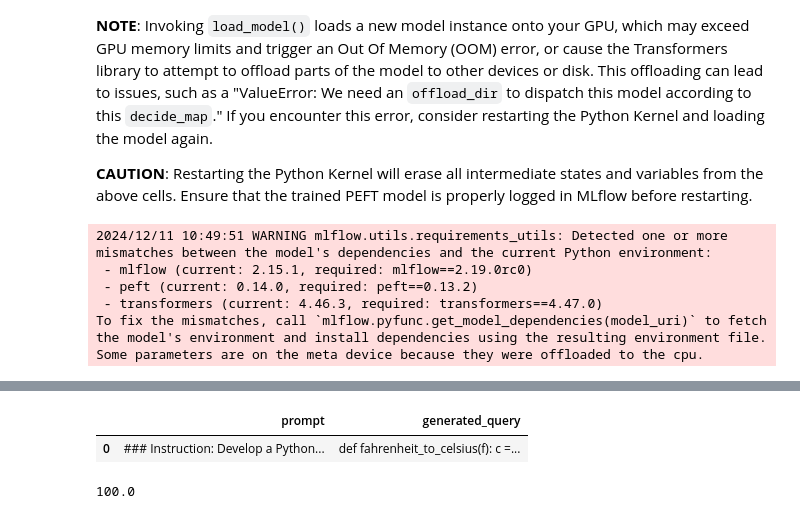
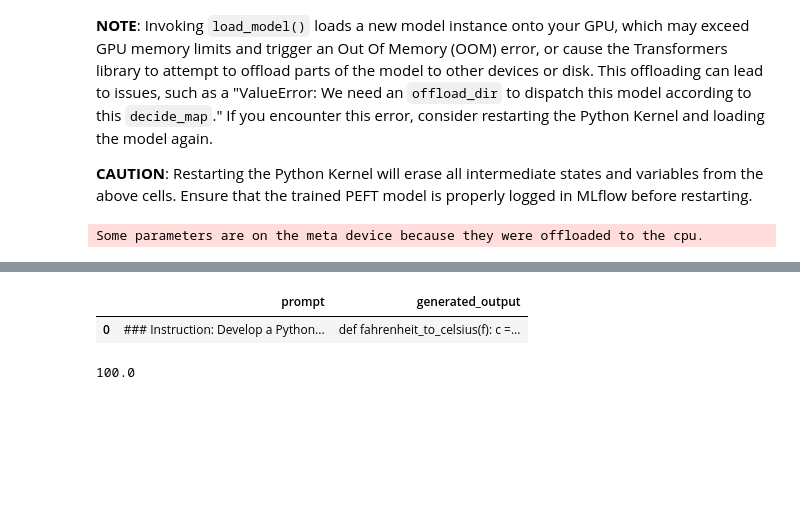
Before and after one commit to cyril-k/llms-with-mlflow, a Jupyter notebook: llm-mlflow-peft.ipynb, the cells around one changed output, grey strips where cells are left out. Saved outputs shown, nothing was run; the diff lists cells and outputs as text; code cells hidden in the pictures; blank space fills up the shorter version.

```diff
--- a/llm-mlflow-peft.ipynb
+++ b/llm-mlflow-peft.ipynb
@@ -504,13 +529,8 @@ The first option is preferable if you wish to use the model via the native Trans
 **CAUTION**: Restarting the Python Kernel will erase all intermediate states and variables from the above cells. Ensure that the trained PEFT model is properly logged in MLflow before restarting.
 # %%
 # You can find the ID of run in the Run detail page on MLflow UI
-mlflow_model = mlflow.pyfunc.load_model("runs:/b988ce662dbe4a3a81c16932f95988b6/model")
+mlflow_model = mlflow.pyfunc.load_model("runs:/415a78c599c54e218f4212bc426028b1/model")
 # %% [output]
-2024/12/11 10:49:51 WARNING mlflow.utils.requirements_utils: Detected one or more mismatches between the model's dependencies and the current Python environment:
- - mlflow (current: 2.15.1, required: mlflow==2.19.0rc0)
- - peft (current: 0.14.0, required: peft==0.13.2)
- - transformers (current: 4.46.3, required: transformers==4.47.0)
-To fix the mismatches, call `mlflow.pyfunc.get_model_dependencies(model_uri)` to fetch the model's environment and install dependencies using the resulting environment file.
 Some parameters are on the meta device because they were offloaded to the cpu.
 # %%
 # # We only input table and question, since system prompt is adeed in the prompt template.
@@ -524,5 +544,5 @@ Develop a Python program to convert the following Fahrenheit value to Celsius.
 
 # Inference parameters like max_tokens_length are set to default values specified in the Model Signature
 generated_query = mlflow_model.predict(test_prompt)[0]
-display_table({"prompt": test_prompt, "generated_query": generated_query})
+display_table({"prompt": test_prompt, "generated_output": generated_query})
 # %% [output]
@@ -530,4 +550,4 @@ display_table({"prompt": test_prompt, "generated_query": generated_query})
-|  | prompt | generated_query |
+|  | prompt | generated_output |
 | 0 | ### Instruction: Develop a Python... | def fahrenheit_to_celsius(f): c =... |
 # %%
 def fahrenheit_to_celsius(f):
```
Also changed, not shown: parts of 12 cells of this notebook.
